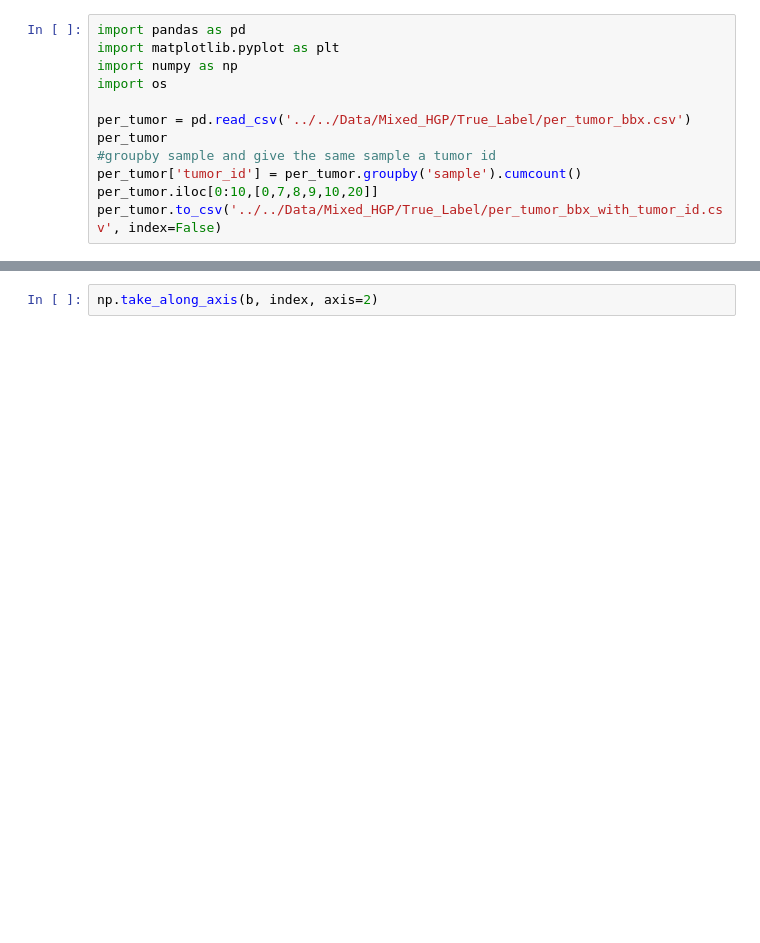
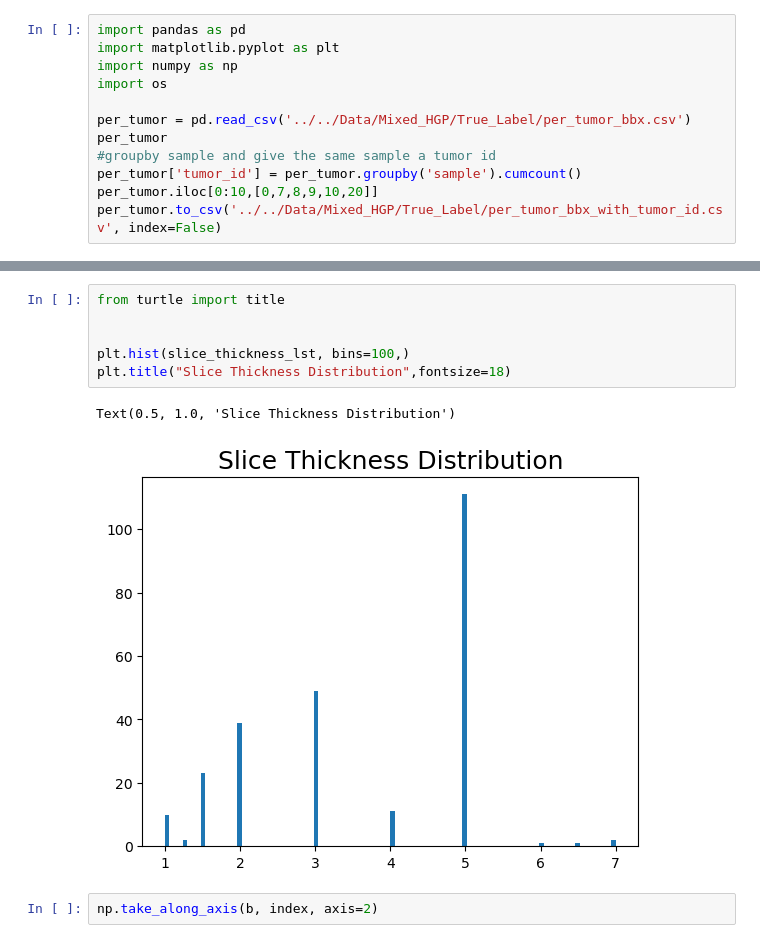
Before and after one commit to BaconDavid/CRLM_Internship_Project, a Jupyter notebook: Jupyter_Test/Data_stuff.ipynb, the cells around one changed output, grey strips where cells are left out. Saved outputs shown, nothing was run; the diff lists cells and outputs as text; blank space fills up the shorter version.

```diff
--- a/Jupyter_Test/Data_stuff.ipynb
+++ b/Jupyter_Test/Data_stuff.ipynb
@@ -80,3 +136,12 @@ ax2.imshow(windowed_image_2[322,180:350,100:200], cmap='gray')
+# %%
+from turtle import title
+
+
+plt.hist(slice_thickness_lst, bins=100,)
+plt.title("Slice Thickness Distribution",fontsize=18)
+# %% [output]
+Text(0.5, 1.0, 'Slice Thickness Distribution')
+[figure, added]
 # %%
 np.take_along_axis(b, index, axis=2)
 # %% [output]
```
Also changed, not shown: parts of 3 cells of this notebook, 3 other files.
